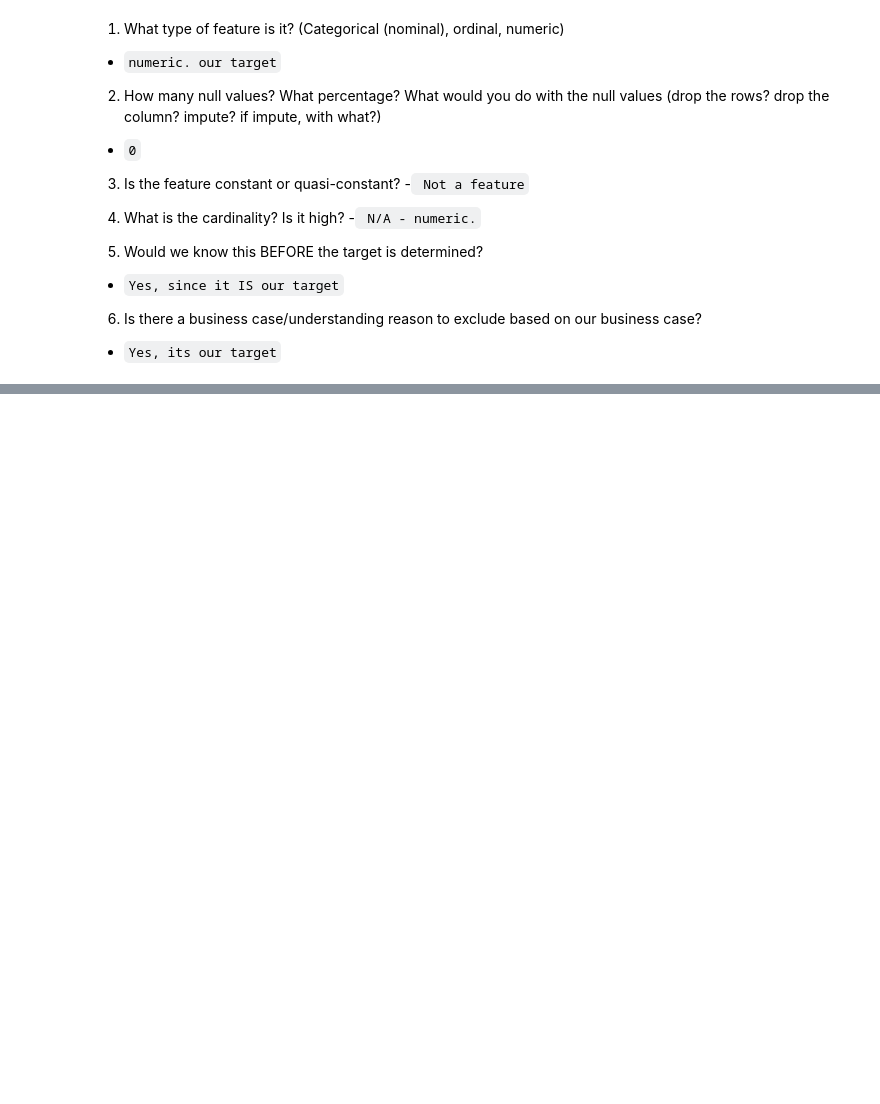
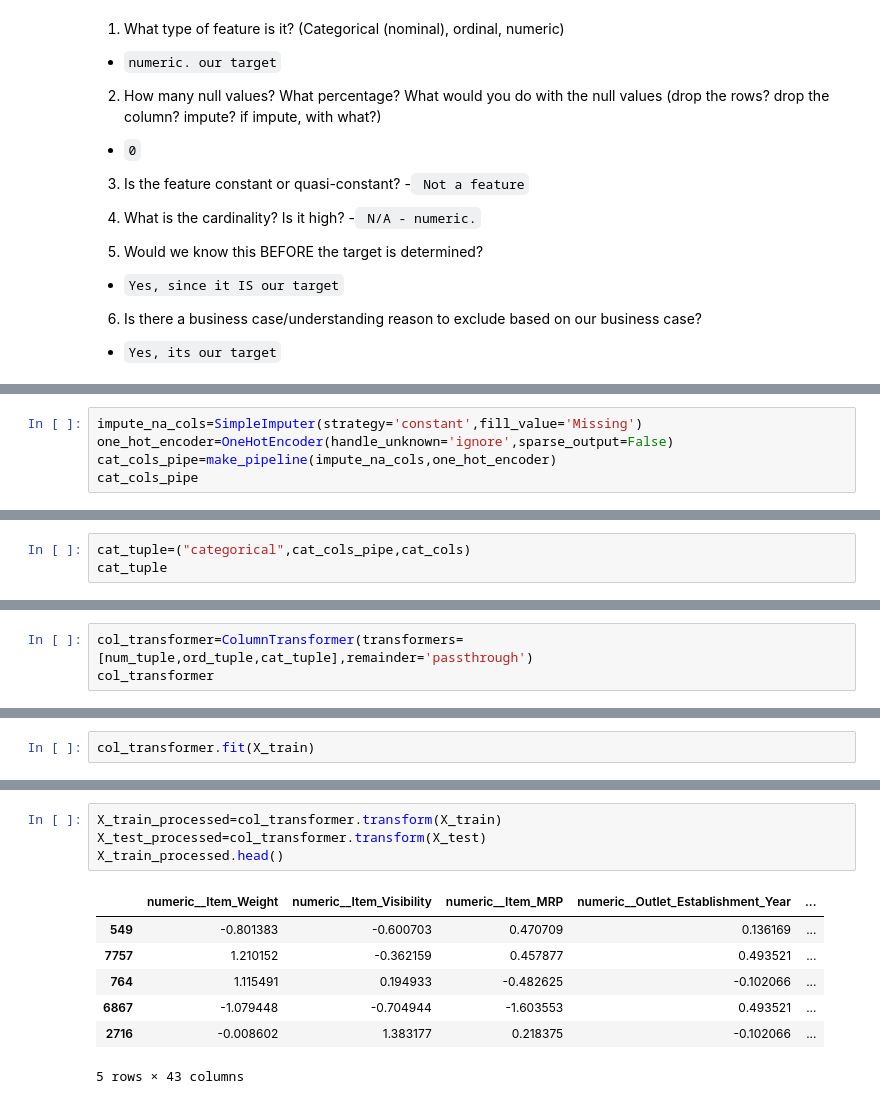
Before and after one commit to lailanajjar/Data-Science-Fundamental, a Jupyter notebook: Prediction_of_product_Sales_.ipynb, the cells around one changed output, grey strips where cells are left out. Cells and saved outputs as stored; diff of their text form; blank space fills up the shorter version.

```diff
--- a/Prediction_of_product_Sales_.ipynb
+++ b/Prediction_of_product_Sales_.ipynb
@@ -1411,0 +1626,5 @@ explore_numeric(df_sales, x, figsize=(6,5) )
+# %%
+impute_na_cols=SimpleImputer(strategy='constant',fill_value='Missing')
+one_hot_encoder=OneHotEncoder(handle_unknown='ignore',sparse_output=False)
+cat_cols_pipe=make_pipeline(impute_na_cols,one_hot_encoder)
+cat_cols_pipe
@@ -1411,0 +1636,3 @@ explore_numeric(df_sales, x, figsize=(6,5) )
+# %%
+cat_tuple=("categorical",cat_cols_pipe,cat_cols)
+cat_tuple
@@ -1411,0 +1648,3 @@ explore_numeric(df_sales, x, figsize=(6,5) )
+# %%
+col_transformer=ColumnTransformer(transformers=[num_tuple,ord_tuple,cat_tuple],remainder='passthrough')
+col_transformer
@@ -1411,0 +1669,2 @@ explore_numeric(df_sales, x, figsize=(6,5) )
+# %%
+col_transformer.fit(X_train)
@@ -1411,0 +1689,12 @@ explore_numeric(df_sales, x, figsize=(6,5) )
+# %%
+X_train_processed=col_transformer.transform(X_train)
+X_test_processed=col_transformer.transform(X_test)
+X_train_processed.head()
+# %% [output]
+|  | numeric__Item_Weight | numeric__Item_Visibility | numeric__Item_MRP | numeric__Outlet_Establishment_Year | ... |
+| 549 | -0.801383 | -0.600703 | 0.470709 | 0.136169 | ... |
+| 7757 | 1.210152 | -0.362159 | 0.457877 | 0.493521 | ... |
+| 764 | 1.115491 | 0.194933 | -0.482625 | -0.102066 | ... |
+| 6867 | -1.079448 | -0.704944 | -1.603553 | 0.493521 | ... |
+| 2716 | -0.008602 | 1.383177 | 0.218375 | -0.102066 | ... |
+5 rows × 43 columns
```
Also changed, not shown: parts of 33 cells of this notebook.
